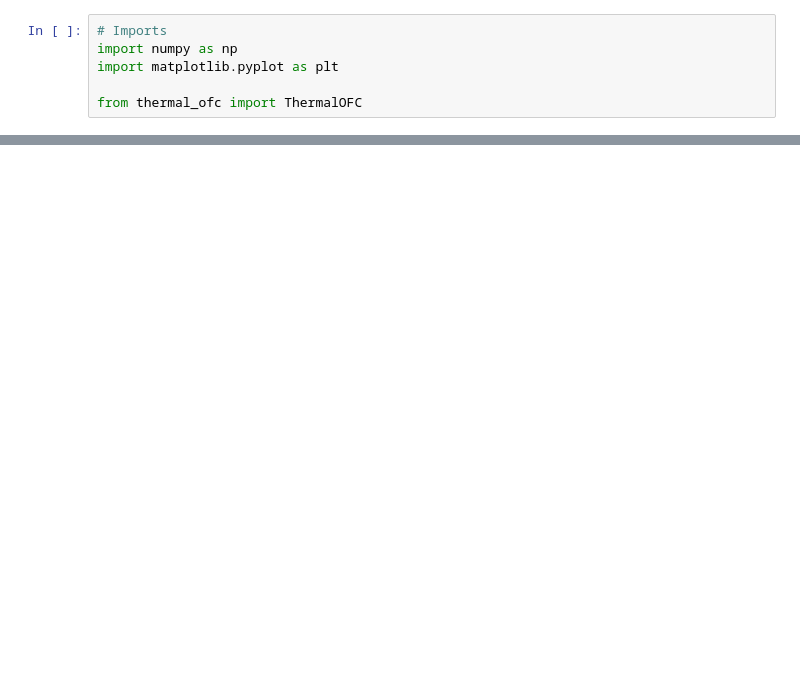
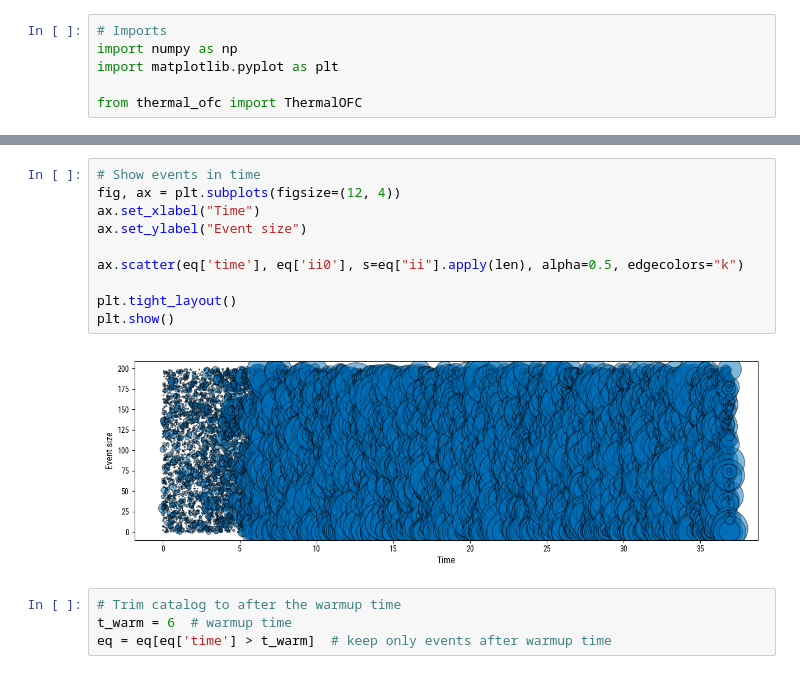
Before and after one commit to gfarge/my_ofc_thermal, a Jupyter notebook: test_my_ofc.ipynb, the cells around one changed output, grey strips where cells are left out. Cells and saved outputs as stored; diff of their text form; blank space fills up the shorter version.

```diff
--- a/test_my_ofc.ipynb
+++ b/test_my_ofc.ipynb
@@ -88,0 +47,16 @@ plt.show()
+# %%
+# Show events in time
+fig, ax = plt.subplots(figsize=(12, 4))
+ax.set_xlabel("Time")
+ax.set_ylabel("Event size")
+
+ax.scatter(eq['time'], eq['ii0'], s=eq["ii"].apply(len), alpha=0.5, edgecolors="k")
+
+plt.tight_layout()
+plt.show()
+# %% [output]
+[figure, added]
+# %%
+# Trim catalog to after the warmup time
+t_warm = 6  # warmup time
+eq = eq[eq['time'] > t_warm]  # keep only events after warmup time
```
Also changed, not shown: parts of 10 cells of this notebook, 1 other file.
